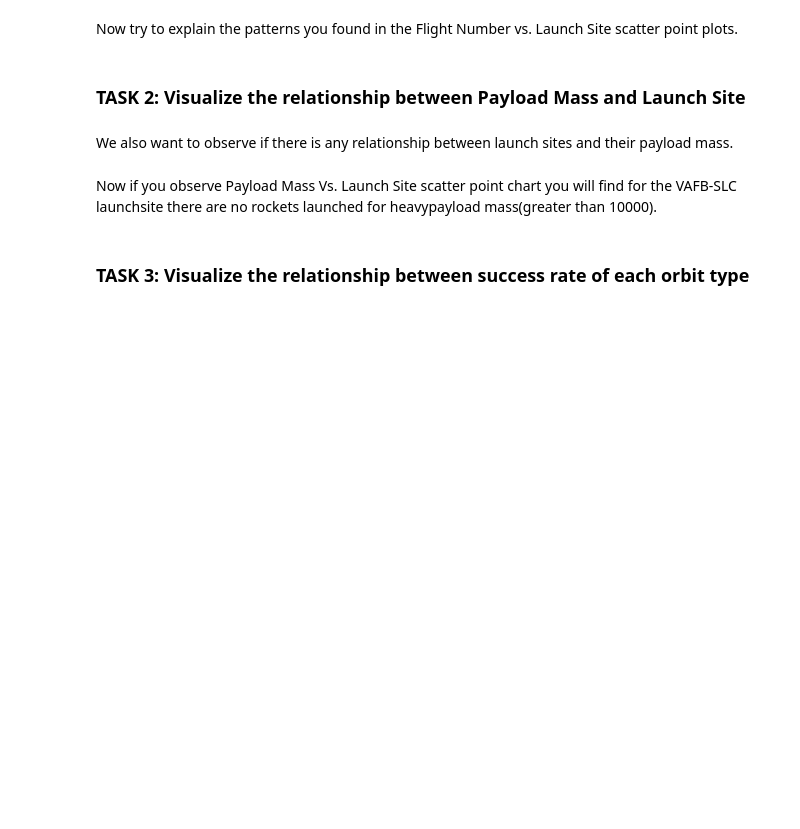
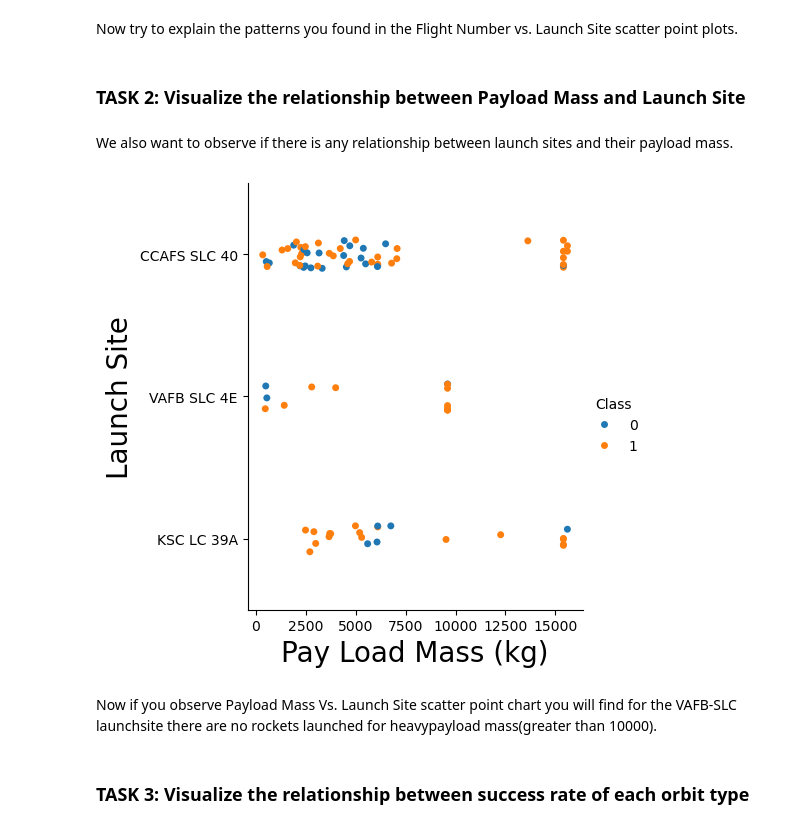
Before and after one commit to pikay7/IBM-Data-Science, a Jupyter notebook: Data Science Captstone Project/edadataviz.ipynb, the cells around one changed output. Saved outputs shown, nothing was run; the diff lists cells and outputs as text; code cells hidden in the pictures; blank space fills up the shorter version.

```diff
--- a/Data Science Captstone Project/edadataviz.ipynb
+++ b/Data Science Captstone Project/edadataviz.ipynb
@@ -56,11 +54,6 @@ import seaborn as sns
 # %% [markdown]
 First, let's read the SpaceX dataset into a Pandas dataframe and print its summary
 # %%
-from js import fetch
-import io
+df=pd.read_csv("https://cf-courses-data.s3.us.cloud-object-storage.appdomain.cloud/IBM-DS0321EN-SkillsNetwork/datasets/dataset_part_2.csv")
 
-URL = "https://cf-courses-data.s3.us.cloud-object-storage.appdomain.cloud/IBM-DS0321EN-SkillsNetwork/datasets/dataset_part_2.csv"
-resp = await fetch(URL)
-dataset_part_2_csv = io.BytesIO((await resp.arrayBuffer()).to_py())
-df=pd.read_csv(dataset_part_2_csv)
 df.head(5)
@@ -93,6 +97,12 @@ Now try to explain the patterns you found in the Flight Number vs. Launch Site s
 We also want to observe if there is any relationship between launch sites and their payload mass.
 # %%
 # Plot a scatter point chart with x axis to be Pay Load Mass (kg) and y axis to be the launch site, and hue to be the class value
+sns.catplot(y="LaunchSite", x="PayloadMass", hue="Class", data=df)
+plt.xlabel("Pay Load Mass (kg)",fontsize=20)
+plt.ylabel("Launch Site",fontsize=20)
+plt.show()
+# %% [output]
+[figure, added]
 # %% [markdown]
 Now if you observe Payload Mass Vs. Launch Site scatter point chart you will find for the VAFB-SLC  launchsite there are no  rockets  launched for  heavypayload mass(greater than 10000).
 # %% [markdown]
```
Also changed, not shown: parts of 12 cells of this notebook.
